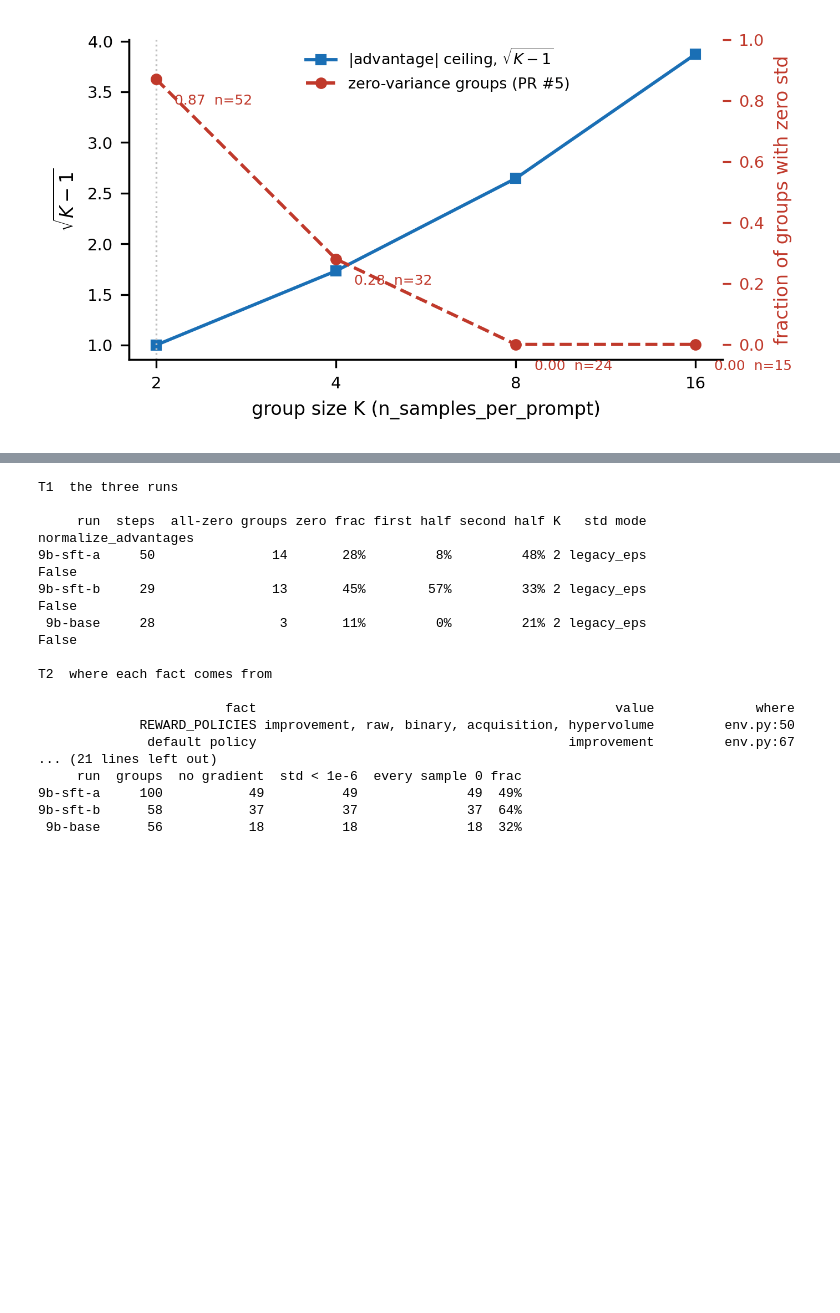
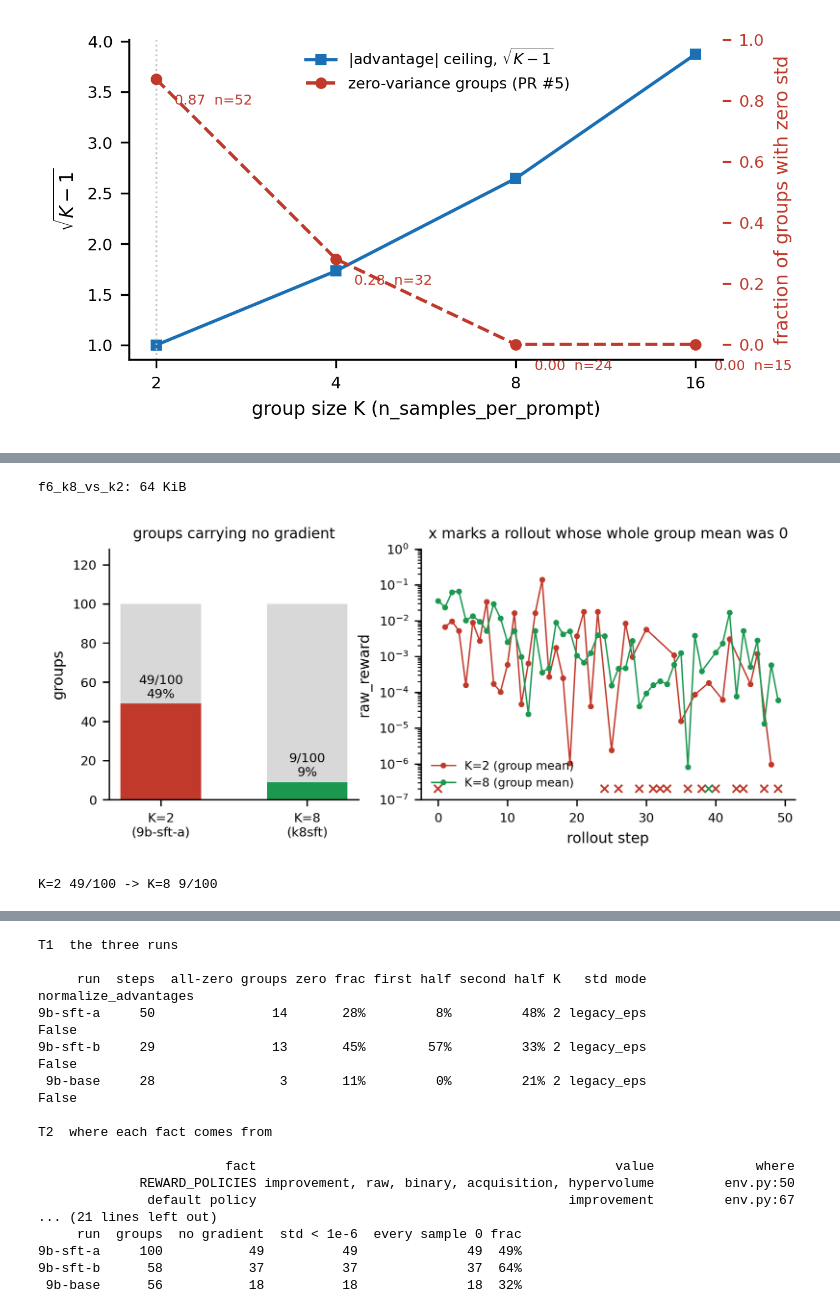
Before and after one commit to KangOxford/Large-Discovery-Models, a Jupyter notebook: rl/ldm_reward/reward_zero_variance.ipynb, the cells around one changed output, grey strips where cells are left out. Saved outputs shown, nothing was run; the diff lists cells and outputs as text; code cells hidden in the pictures; blank space fills up the shorter version.

```diff
--- a/rl/ldm_reward/reward_zero_variance.ipynb
+++ b/rl/ldm_reward/reward_zero_variance.ipynb
@@ -288 +313,31 @@ f4_group_size: 31 KiB
+# %%
+# F -- the K=8 cell against the K=2 run it matches exactly: same SFT arm, same 50
+# rollouts, same 100 groups, so the counts compare with no adjustment. Only the
+# zero-variance column is a one-factor comparison; see the caption.
+K8, K2 = "k8sft", "9b-sft-a"
+fig, (axL, axR) = plt.subplots(1, 2, figsize=(6.8, 2.5),
+                               gridspec_kw={"width_ratios": [1, 1.5]})
+labs = ["K=2\n(9b-sft-a)", "K=8\n(k8sft)"]
+vals = [RUNS[K2]["groups_no_gradient"], RUNS[K8]["groups_no_gradient"]]
+axL.bar(labs, [RUNS[K2]["groups_total"], RUNS[K8]["groups_total"]], 0.55, color="#d8d8d8")
+axL.bar(labs, vals, 0.55, color=["#c0392b", "#1a9850"])
+for i, v in enumerate(vals):
+    axL.text(i, v + 3, f"{v}/100\n{v/100:.0%}", ha="center", fontsize=7)
+axL.set_ylabel("groups"); axL.set_ylim(0, 128)
+axL.set_title("groups carrying no gradient", fontsize=8)
+
+for k, c, lab in ((K2, "#c0392b", "K=2"), (K8, "#1a9850", "K=8")):
+    r = np.array(RUNS[k]["raw_reward"]); x = np.arange(len(r))
+    nz = r > 0
+    axR.semilogy(x[nz], r[nz], "o-", ms=2.2, lw=0.8, color=c, label=f"{lab} (group mean)")
+    axR.plot(x[~nz], np.full((~nz).sum(), 2e-7), "x", ms=4.5, color=c)
+axR.set_ylim(1e-7, 1); axR.set_xlabel("rollout step")
+axR.set_ylabel("raw_reward"); axR.legend(frameon=False, fontsize=6.5, loc="lower left")
+axR.set_title("x marks a rollout whose whole group mean was 0", fontsize=8)
+save(fig, "f6_k8_vs_k2")
+print(f"K=2 {RUNS[K2]['groups_no_gradient']}/100 -> K=8 {RUNS[K8]['groups_no_gradient']}/100")
+# %% [output]
+f6_k8_vs_k2: 64 KiB
+[figure, added]
+K=2 49/100 -> K=8 9/100
 # %% [markdown]
```
Also changed, not shown: parts of 4 cells of this notebook, 4 other files.
